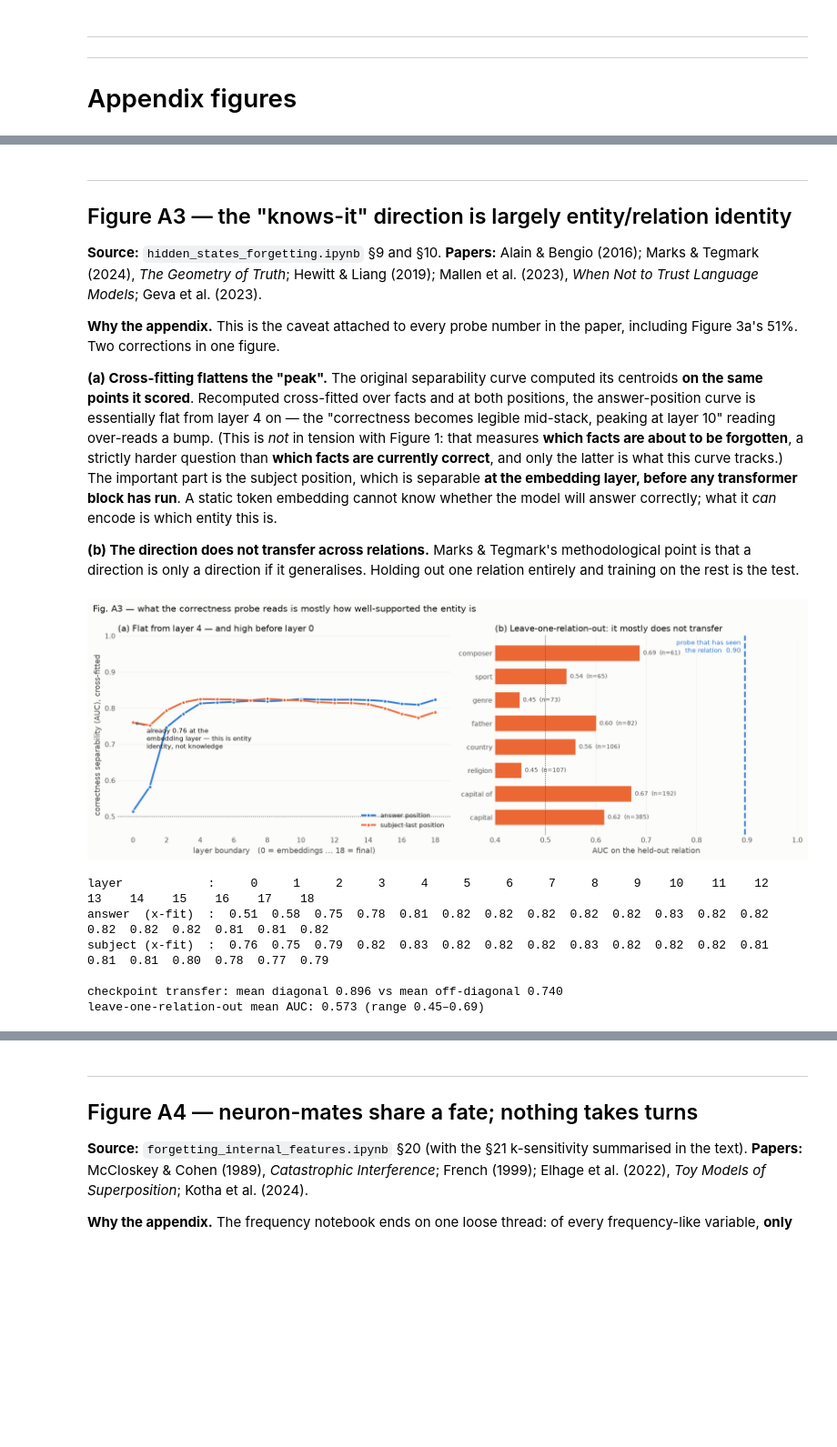
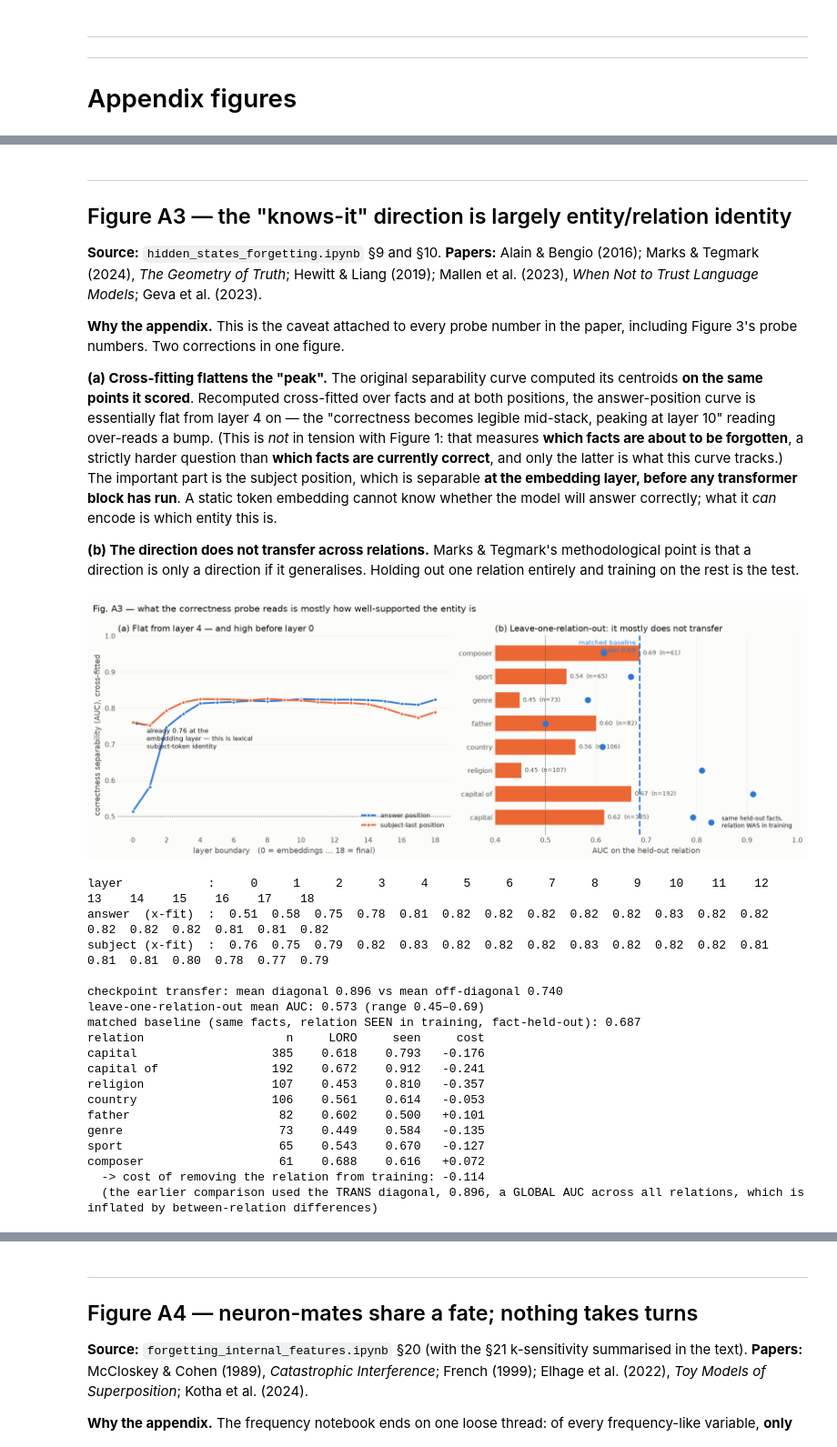
Before and after one commit to OvadiaOmer3/NLPFinalProject, a Jupyter notebook: paper_figures.ipynb, the cells around one changed output, grey strips where cells are left out. Shown at 91% size. Saved outputs shown, nothing was run; the diff lists cells and outputs as text; code cells hidden in the pictures; blank space fills up the shorter version.

```diff
--- a/paper_figures.ipynb
+++ b/paper_figures.ipynb
@@ -279,10 +354,9 @@ NEU_DIR = Path("data/artifacts/expermints/15shot_trajectory_top10_internal_with_
 _meta = json.loads((NEU_DIR / f"internal/neurons_step{steps[-1]}_meta.json").read_text())
 K_NEU, n_mlp, MISSING = _meta["k"], _meta["n_layers"], _meta["missing_sentinel"]
 N_INTER = 5632                      # LMEnt-1B intermediate_size
-MID = slice(8, 14)                  # the mid-stack band Fig. 1 localised the failure to
+MID = slice(8, 14)                  # the mid-stack band Fig. 1 localised the failure to.
+
 xlayer = np.arange(n_mlp)
-# NB: Fig. 1 indexes the 19 *layer boundaries* of the logit lens; the dump indexes the 18 MLP
-# layers.  MLP layer l writes into boundary l+1, so Fig. 1's boundary-12 peak is MLP layer 11.
 
 _nids = np.load(NEU_DIR / f"internal/neurons_step{steps[-1]}_ids.npy", allow_pickle=True)
 NROW = pd.Index(_nids).get_indexer(ids)                 # dump row -> panel row
@@ -333,7 +407,8 @@ def neuron_summaries(pos):
         o["L1"][:, t] = tot
         for l in range(n_mlp):                     # population share of each top-k neuron
             popc = np.bincount(I[:, l, :].ravel(), minlength=N_INTER).astype(np.float32)
-            o["GEN"][:, t, l] = popc[I[:, l, :]].mean(-1) / n
+            # share of the OTHER facts: drop this fact's own contribution, as documented
+            o["GEN"][:, t, l] = ((popc[I[:, l, :]] - 1.0) / (n - 1.0)).mean(-1)
         if prev is not None:
             _, cos = _pair(I, V, prev[0], prev[1], K_NEU)
             inter, _ = _pair(I, V, prev[0], prev[1], 32)
@@ -1142,7 +1516,7 @@ the *position* is — where a fact sits matters, how much it jiggles barely does
 Liang (2019); Mallen et al. (2023), *When Not to Trust Language Models*; Geva et al. (2023).
 
 **Why the appendix.** This is the caveat attached to every probe number in the paper, including
-Figure 3a's 51%. Two corrections in one figure.
+Figure 3's probe numbers. Two corrections in one figure.
 
 **(a) Cross-fitting flattens the "peak".** The original separability curve computed its
 centroids **on the same points it scored**. Recomputed cross-fitted over facts and at both
@@ -1173,18 +1547,38 @@ for i in range(n_t):
         if 0 < h_correct[te, j].mean() < 1:
             TRANS[i, j] = roc_auc_score(h_correct[te, j], probes[i].predict_proba(Hf_ans[j][te])[:, 1])
 
+# Apples-to-apples relation transfer.  The earlier comparison put the LORO bars next to the mean
+# diagonal of TRANS -- a GLOBAL AUC over one held-out fact fold across ALL relations, which scores
+# partly on between-relation differences, the very thing LORO removes.  Both arms below are
+# evaluated on exactly the same rows (every scoreable fact of the relation); the only difference
+# is whether that relation was in the training set.  The "seen" arm is fact-held-out OOF within
+# the relation, so neither arm ever scores a fact it trained on.
 rel_counts = pd.Series(h_prop[scoreable]).value_counts()
-loro = []
+loro, seen = [], []
 for r in rel_counts.index[:8]:
-    te_r, tr_r = scoreable & (h_prop == r), scoreable & (h_prop != r)
-    aucs_r = []
+    te_r = scoreable & (h_prop == r)
+    out_r = scoreable & (h_prop != r)          # relation absent from training entirely
+    a_out, a_in = [], []
     for i in range(n_t):
         if not (0 < h_correct[te_r, i].mean() < 1):
             continue
         c = make_pipeline(StandardScaler(), LogisticRegression(max_iter=2000, C=0.05))
-        c.fit(Hf_ans[i][tr_r], h_correct[tr_r, i])
-        aucs_r.append(roc_auc_score(h_correct[te_r, i], c.predict_proba(Hf_ans[i][te_r])[:, 1]))
-    loro.append((r, int(te_r.sum()), float(np.mean(aucs_r))))
+        c.fit(Hf_ans[i][out_r], h_correct[out_r, i])
+        a_out.append(roc_auc_score(h_correct[te_r, i], c.predict_proba(Hf_ans[i][te_r])[:, 1]))
+        oof = np.full(n_f, np.nan)             # relation present, but never its own scored facts
+        for f in range(5):
+            tr_in, te_in = scoreable & (FOLD != f), te_r & (FOLD == f)
+            if not te_in.any():
+                continue
+            c2 = make_pipeline(StandardScaler(), LogisticRegression(max_iter=2000, C=0.05))
+            c2.fit(Hf_ans[i][tr_in], h_correct[tr_in, i])
+            oof[te_in] = c2.predict_proba(Hf_ans[i][te_in])[:, 1]
+        m = te_r & np.isfinite(oof)
+        if m.any() and 0 < h_correct[m, i].mean() < 1:
+            a_in.append(roc_auc_score(h_correct[m, i], oof[m]))
+    if a_out and a_in:
+        loro.append((r, int(te_r.sum()), float(np.mean(a_out))))
+        seen.append(float(np.mean(a_in)))
 
 fig, (ax1, ax2) = plt.subplots(1, 2, figsize=(13.2, 4.8), gridspec_kw={"width_ratios": [1.1, 1]})
 ax1.plot(range(19), np.nanmean(sep_xf_ans, 0), color=BLUE, lw=2.2, marker="o", ms=4.5,
@@ -1193,49 +1587,73 @@ ax1.plot(range(19), np.nanmean(sep_xf_subj, 0), color=ORANGE, lw=2.2, marker="o"
          mec=SURF, mew=1, label="subject-last position")
 ax1.axhline(0.5, color=INK2, lw=1, ls=":")
 ax1.annotate(f"already {np.nanmean(sep_xf_subj, 0)[0]:.2f} at the\nembedding layer — this is "
-             "entity\nidentity, not knowledge",
+             "lexical\nsubject-token identity",
              (0, np.nanmean(sep_xf_subj, 0)[0]), xytext=(18, -34), textcoords="offset points",
              fontsize=8.5, color=INK, arrowprops=dict(arrowstyle="->", color=INK2, lw=.9))
 ax1.set_xticks(range(0, 19, 2))
 ax1.set_ylim(0.45, 1.0)
 ax1.set_xlabel("layer boundary   (0 = embeddings … 18 = final)")
 ax1.set_ylabel("correctness separability (AUC), cross-fitted")
 ax1.set_title("(a) Flat from layer 4 — and high before layer 0", loc="left")
 ax1.legend(loc="lower right", fontsize=8.5)
 
 yb = np.arange(len(loro))
 ax2.barh(yb, [v for _, _, v in loro], color=ORANGE, edgecolor=SURF, linewidth=1.2, height=.7)
-diag = np.nanmean(np.diag(TRANS))
-ax2.axvline(diag, color=BLUE, lw=2, ls="--")
-ax2.text(diag - .008, len(loro) - .4, f"probe that has seen\nthe relation  {diag:.2f}",
+diag = np.nanmean(np.diag(TRANS))          # kept for the checkpoint-transfer printout only
+seen_mean = float(np.mean(seen))            # matched baseline: same facts, relation seen
+ax2.plot(seen, yb, "o", color=BLUE, ms=7, zorder=4,
+         label="same held-out facts,\nrelation WAS in training")
+ax2.axvline(seen_mean, color=BLUE, lw=2, ls="--")
+ax2.text(seen_mean - .008, len(loro) - .4, f"matched baseline\nmean {seen_mean:.2f}",
          ha="right", va="top", fontsize=8.5, color=BLUE)
+ax2.legend(loc="lower right", fontsize=7.5)
 ax2.axvline(0.5, color=INK2, ls=":", lw=1)
 for i, (_, n_, v) in enumerate(loro):
     ax2.text(v + .006, i, f"{v:.2f}  (n={n_})", va="center", fontsize=8, color=INK2)
 ax2.set_yticks(yb, [r for r, _, _ in loro], fontsize=9)
 ax2.set_xlim(0.4, 1.0)
 ax2.set_xlabel("AUC on the held-out relation")
 ax2.set_title("(b) Leave-one-relation-out: it mostly does not transfer", loc="left")
 
 clean(ax1); clean(ax2, axis="x")
 fig.suptitle("Fig. A3 — what the correctness probe reads is mostly how well-supported the "
              "entity is", x=0.01, ha="left", fontsize=11.5)
 fig.tight_layout(); plt.show()
 
 print("layer            :", " ".join(f"{i:5d}" for i in range(19)))
 print("answer  (x-fit)  :", " ".join(f"{v:5.2f}" for v in np.nanmean(sep_xf_ans, 0)))
 print("subject (x-fit)  :", " ".join(f"{v:5.2f}" for v in np.nanmean(sep_xf_subj, 0)))
 off = TRANS[~np.eye(n_t, dtype=bool)]
 print(f"\ncheckpoint transfer: mean diagonal {diag:.3f} vs mean off-diagonal {np.nanmean(off):.3f}")
 print(f"leave-one-relation-out mean AUC: {np.mean([v for _, _, v in loro]):.3f} "
       f"(range {min(v for _, _, v in loro):.2f}–{max(v for _, _, v in loro):.2f})")
+print(f"matched baseline (same facts, relation SEEN in training, fact-held-out): {seen_mean:.3f}")
+print(f"{'relation':22s} {'n':>6s} {'LORO':>8s} {'seen':>8s} {'cost':>8s}")
+for (r, n_, v), w in zip(loro, seen):
+    print(f"{str(r):22s} {n_:6d} {v:8.3f} {w:8.3f} {v - w:+8.3f}")
+print(f"  -> cost of removing the relation from training: "
+      f"{np.mean([v for _, _, v in loro]) - seen_mean:+.3f}")
+print(f"  (the earlier comparison used the TRANS diagonal, {diag:.3f}, a GLOBAL AUC across all "
+      f"relations, which is inflated by between-relation differences)")
 # %% [output]
-[figure, old version]
+[figure, new version]
 layer            :     0     1     2     3     4     5     6     7     8     9    10    11    12    13    14    15    16    17    18
 answer  (x-fit)  :  0.51  0.58  0.75  0.78  0.81  0.82  0.82  0.82  0.82  0.82  0.83  0.82  0.82  0.82  0.82  0.82  0.81  0.81  0.82
 subject (x-fit)  :  0.76  0.75  0.79  0.82  0.83  0.82  0.82  0.82  0.83  0.82  0.82  0.82  0.81  0.81  0.81  0.80  0.78  0.77  0.79
 
 checkpoint transfer: mean diagonal 0.896 vs mean off-diagonal 0.740
 leave-one-relation-out mean AUC: 0.573 (range 0.45–0.69)
+matched baseline (same facts, relation SEEN in training, fact-held-out): 0.687
+relation                    n     LORO     seen     cost
+capital                   385    0.618    0.793   -0.176
+capital of                192    0.672    0.912   -0.241
+religion                  107    0.453    0.810   -0.357
+country                   106    0.561    0.614   -0.053
+father                     82    0.602    0.500   +0.101
+genre                      73    0.449    0.584   -0.135
+sport                      65    0.543    0.670   -0.127
+composer                   61    0.688    0.616   +0.072
+  -> cost of removing the relation from training: -0.114
+  (the earlier comparison used the TRANS diagonal, 0.896, a GLOBAL AUC across all relations, which is inflated by between-relation differences)
 # %% [markdown]
 **Result.** The subject position is separable at **AUC ≈ 0.76 in the embedding layer**, before
```
Also changed, not shown: parts of 38 cells of this notebook.
